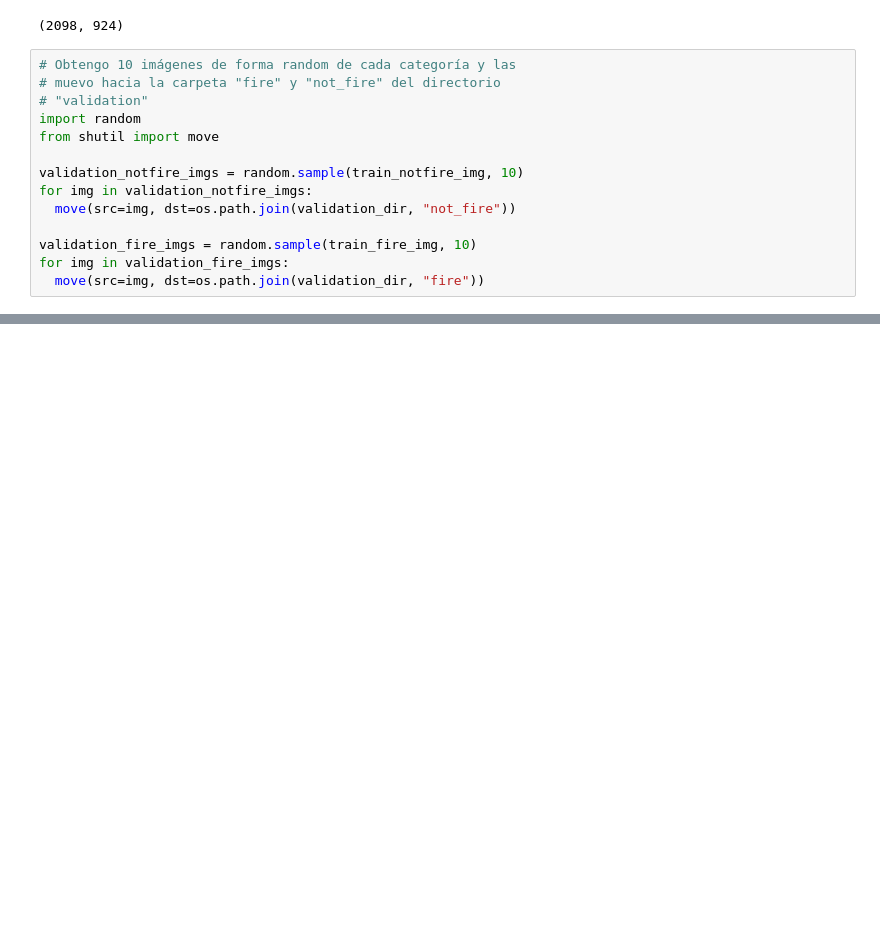
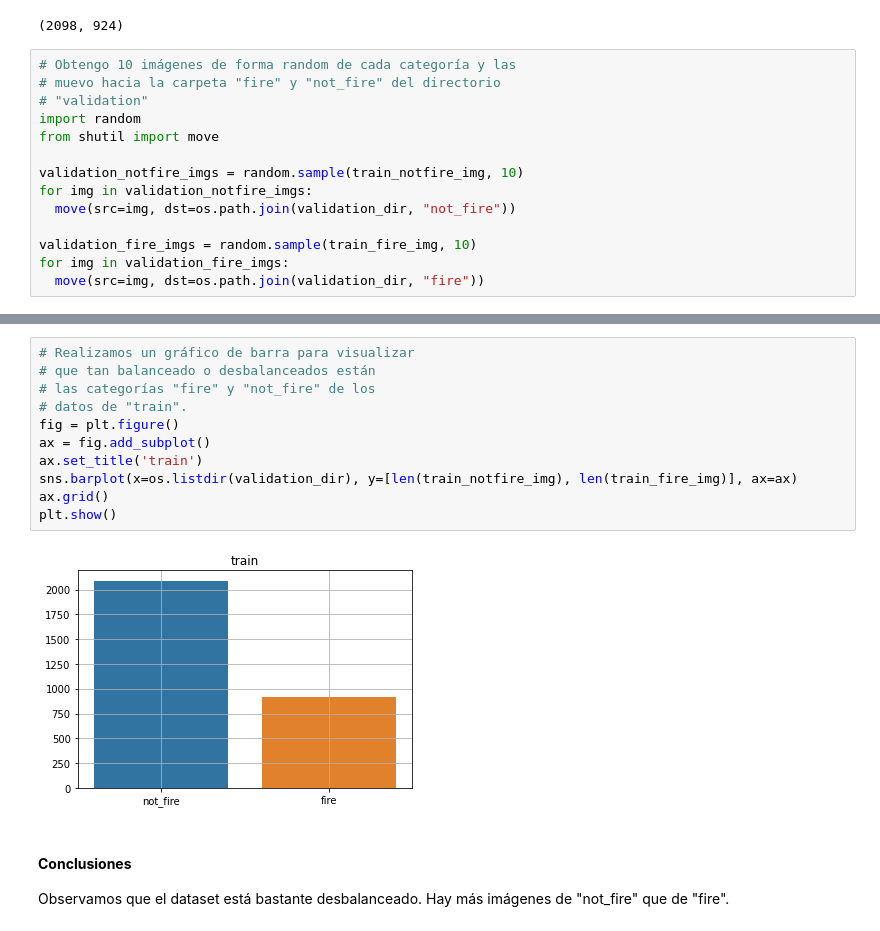
Before and after one commit to eotorresmolina/analytics_python_project, a Jupyter notebook: whats_burning.ipynb, the cells around one changed output, grey strips where cells are left out. Cells and saved outputs as stored; diff of their text form; blank space fills up the shorter version.

```diff
--- a/whats_burning.ipynb
+++ b/whats_burning.ipynb
@@ -133,3 +230,19 @@ for img in validation_fire_imgs:
+# %%
+# Realizamos un gráfico de barra para visualizar
+# que tan balanceado o desbalanceados están
+# las categorías "fire" y "not_fire" de los
+# datos de "train".
+fig = plt.figure()
+ax = fig.add_subplot()
+ax.set_title('train')
+sns.barplot(x=os.listdir(validation_dir), y=[len(train_notfire_img), len(train_fire_img)], ax=ax)
+ax.grid()
+plt.show()
+# %% [output]
+[figure, added]
+# %% [markdown]
+#### **Conclusiones**
+Observamos que el dataset está bastante desbalanceado. Hay más imágenes de "not_fire" que de "fire".
 # %% [markdown]
 # Procesamiento de los Datos.
 <div align="center">
```
Also changed, not shown: parts of 9 cells of this notebook.
